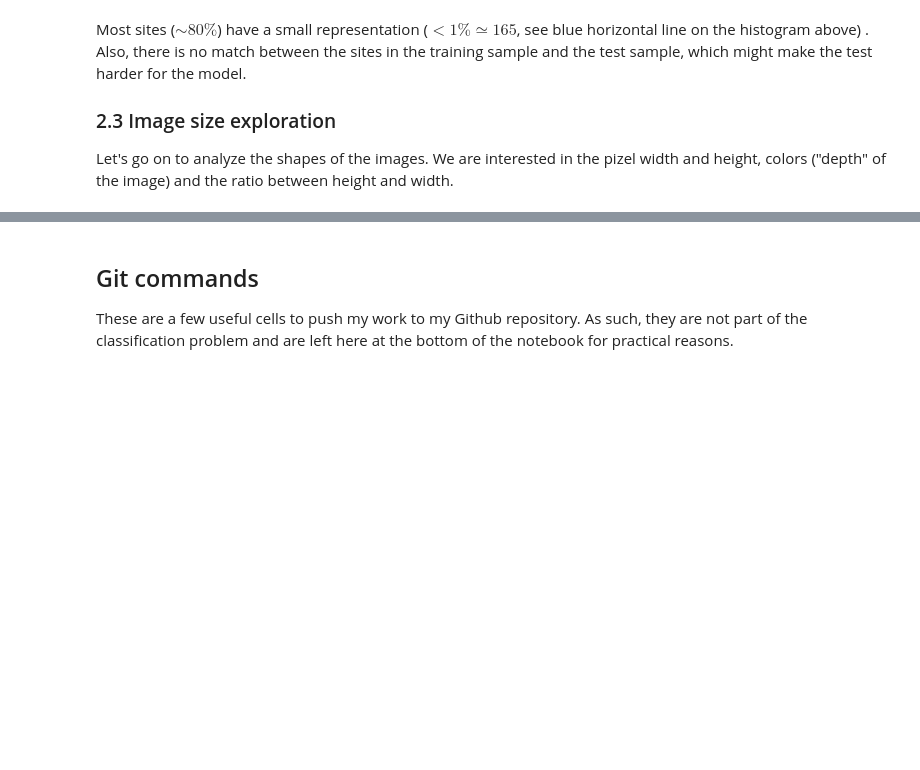
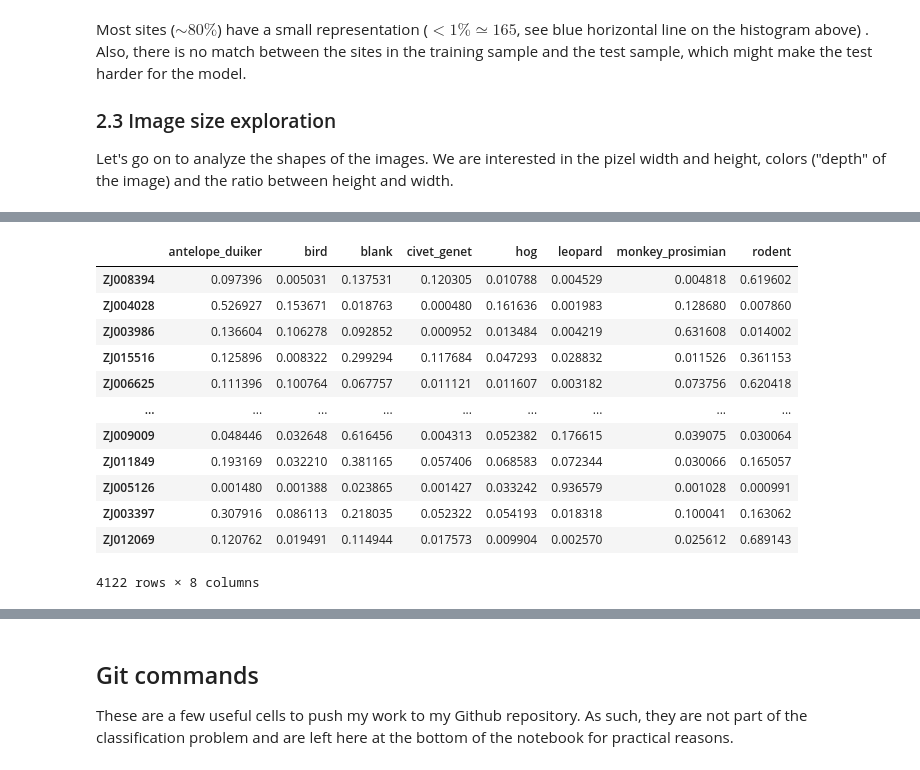
Before and after one commit to RosCarraro/Conser-vision, a Jupyter notebook: Conser-vision_classification.ipynb, the cells around one changed output, grey strips where cells are left out. Saved outputs shown, nothing was run; the diff lists cells and outputs as text; code cells hidden in the pictures; blank space fills up the shorter version.

```diff
--- a/Conser-vision_classification.ipynb
+++ b/Conser-vision_classification.ipynb
@@ -159,0 +287,15 @@ Let's go on to analyze the shapes of the images. We are interested in the pizel
+# %%
+#import torchvision.models as models
+from torchvision.models import resnet50, ResNet50_Weights
+
+# Using pretrained weights:
+model = resnet50(weights=ResNet50_Weights.IMAGENET1K_V1)
+#model = models.resnet50(pretrained=True) #deprecated, equivalent to the above
+model.fc = nn.Sequential(
+    nn.Linear(2048, 100),  # dense layer takes a 2048-dim input and outputs 100-dim
+    nn.ReLU(inplace=True),  # ReLU activation introduces non-linearity
+    nn.Dropout(0.1),  # common technique to mitigate overfitting
+    nn.Linear(
+        100, 8
+    ),  # final dense layer outputs 8-dim corresponding to our target classes
+)
@@ -159,0 +389,38 @@ Let's go on to analyze the shapes of the images. We are interested in the pizel
+# %%
+preds_collector = []
+
+# put the model in eval mode so we don't update any parameters
+model.eval()
+
+# we aren't updating our weights so no need to calculate gradients
+with torch.no_grad():
+    for batch in tqdm(eval_dataloader, total=len(eval_dataloader)):
+        # 1) run the forward step
+        logits = model.forward(batch["image"])
+        # 2) apply softmax so that model outputs are in range [0,1]
+        preds = nn.functional.softmax(logits, dim=1)
+        # 3) store this batch's predictions in df
+        # note that PyTorch Tensors need to first be detached from their computational graph before converting to numpy arrays
+        preds_df = pd.DataFrame(
+            preds.detach().numpy(),
+            index=batch["image_id"],
+            columns=species_labels,
+        )
+        preds_collector.append(preds_df)
+
+eval_preds_df = pd.concat(preds_collector)
+eval_preds_df
+# %% [output]
+|  | antelope_duiker | bird | blank | civet_genet | hog | leopard | monkey_prosimian | rodent |
+| ZJ008394 | 0.097396 | 0.005031 | 0.137531 | 0.120305 | 0.010788 | 0.004529 | 0.004818 | 0.619602 |
+| ZJ004028 | 0.526927 | 0.153671 | 0.018763 | 0.000480 | 0.161636 | 0.001983 | 0.128680 | 0.007860 |
+| ZJ003986 | 0.136604 | 0.106278 | 0.092852 | 0.000952 | 0.013484 | 0.004219 | 0.631608 | 0.014002 |
+| ZJ015516 | 0.125896 | 0.008322 | 0.299294 | 0.117684 | 0.047293 | 0.028832 | 0.011526 | 0.361153 |
+| ZJ006625 | 0.111396 | 0.100764 | 0.067757 | 0.011121 | 0.011607 | 0.003182 | 0.073756 | 0.620418 |
+| ... | ... | ... | ... | ... | ... | ... | ... | ... |
+| ZJ009009 | 0.048446 | 0.032648 | 0.616456 | 0.004313 | 0.052382 | 0.176615 | 0.039075 | 0.030064 |
+| ZJ011849 | 0.193169 | 0.032210 | 0.381165 | 0.057406 | 0.068583 | 0.072344 | 0.030066 | 0.165057 |
+| ZJ005126 | 0.001480 | 0.001388 | 0.023865 | 0.001427 | 0.033242 | 0.936579 | 0.001028 | 0.000991 |
+| ZJ003397 | 0.307916 | 0.086113 | 0.218035 | 0.052322 | 0.054193 | 0.018318 | 0.100041 | 0.163062 |
+| ZJ012069 | 0.120762 | 0.019491 | 0.114944 | 0.017573 | 0.009904 | 0.002570 | 0.025612 | 0.689143 |
+4122 rows × 8 columns
```
Also changed, not shown: parts of 51 cells of this notebook, 2 other files.
